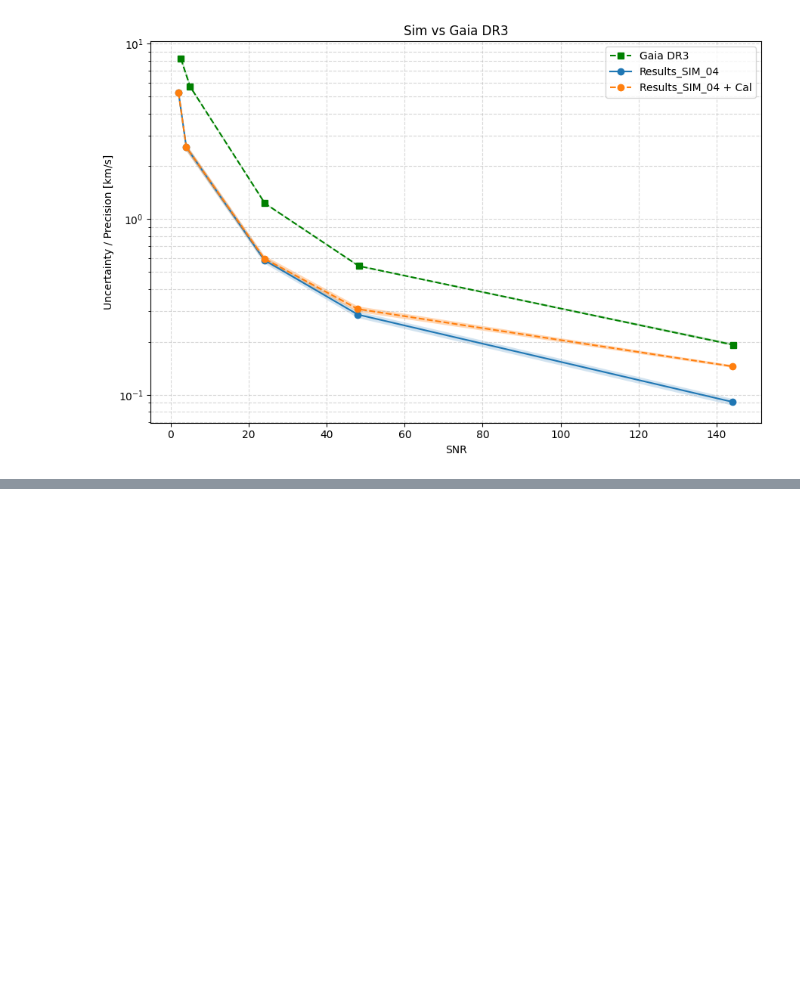
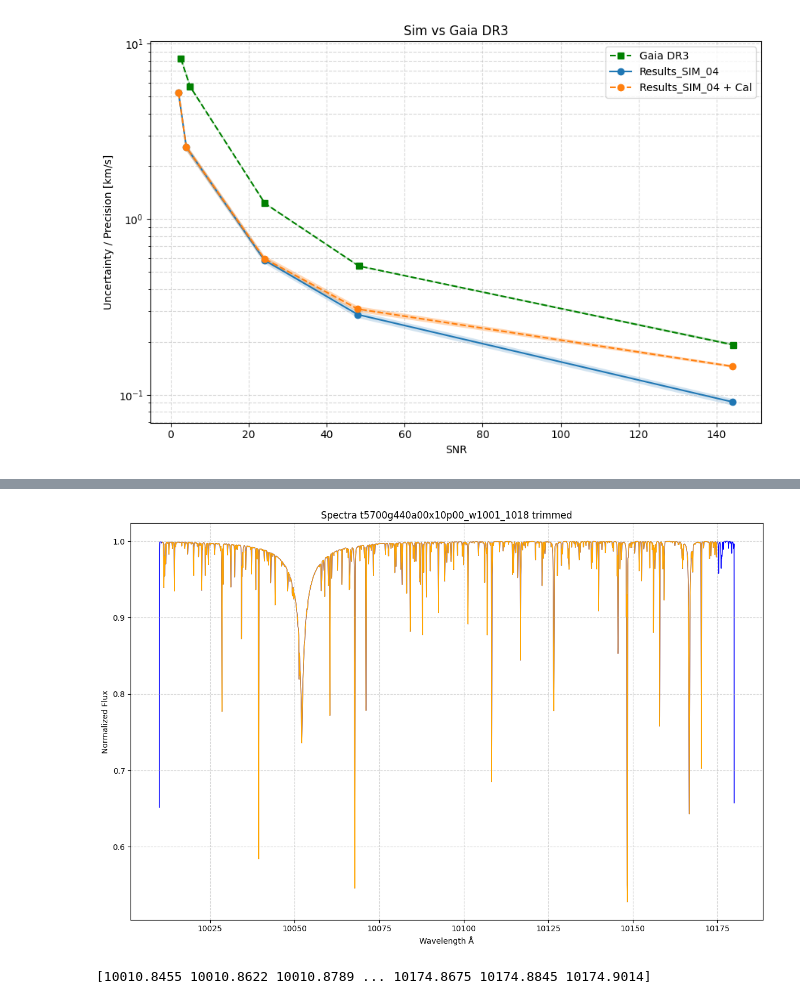
Before and after one commit to mjchavolla/G_NIR, a Jupyter notebook: Prescision_Analysis.ipynb, the cells around one changed output, grey strips where cells are left out. Cells and saved outputs as stored; diff of their text form; code cells hidden in the pictures; blank space fills up the shorter version.

```diff
--- a/Prescision_Analysis.ipynb
+++ b/Prescision_Analysis.ipynb
@@ -224,0 +268,20 @@ plt.show()7
+# %%
+# Spectra 1 timmed
+wave1_trimmed = wave1[trim_n:-n_trim]
+flux1_trimmed = flux1[trim_n:-n_trim]
+
+plt.figure(figsize=(12, 8))
+plt.plot(wave1, flux1, linewidth=1.0, color='blue', zorder=1)
+plt.plot(wave1_trimmed, flux1_trimmed, linewidth=1.0, color='orange', zorder=2)
+plt.title(f"Spectra t5700g440a00x10p00_w1001_1018 trimmed")
+plt.xlabel("Wavelength Å")
+plt.ylabel("Normalized Flux")
+plt.grid(True, linestyle='--', alpha=0.5)
+plt.tight_layout()
+plt.show()
+
+
+print(wave1_trimmed)
+# %% [output]
+[figure, added]
+[10010.8455 10010.8622 10010.8789 ... 10174.8675 10174.8845 10174.9014]
```
Also changed, not shown: parts of 9 cells of this notebook, 3 other files.
